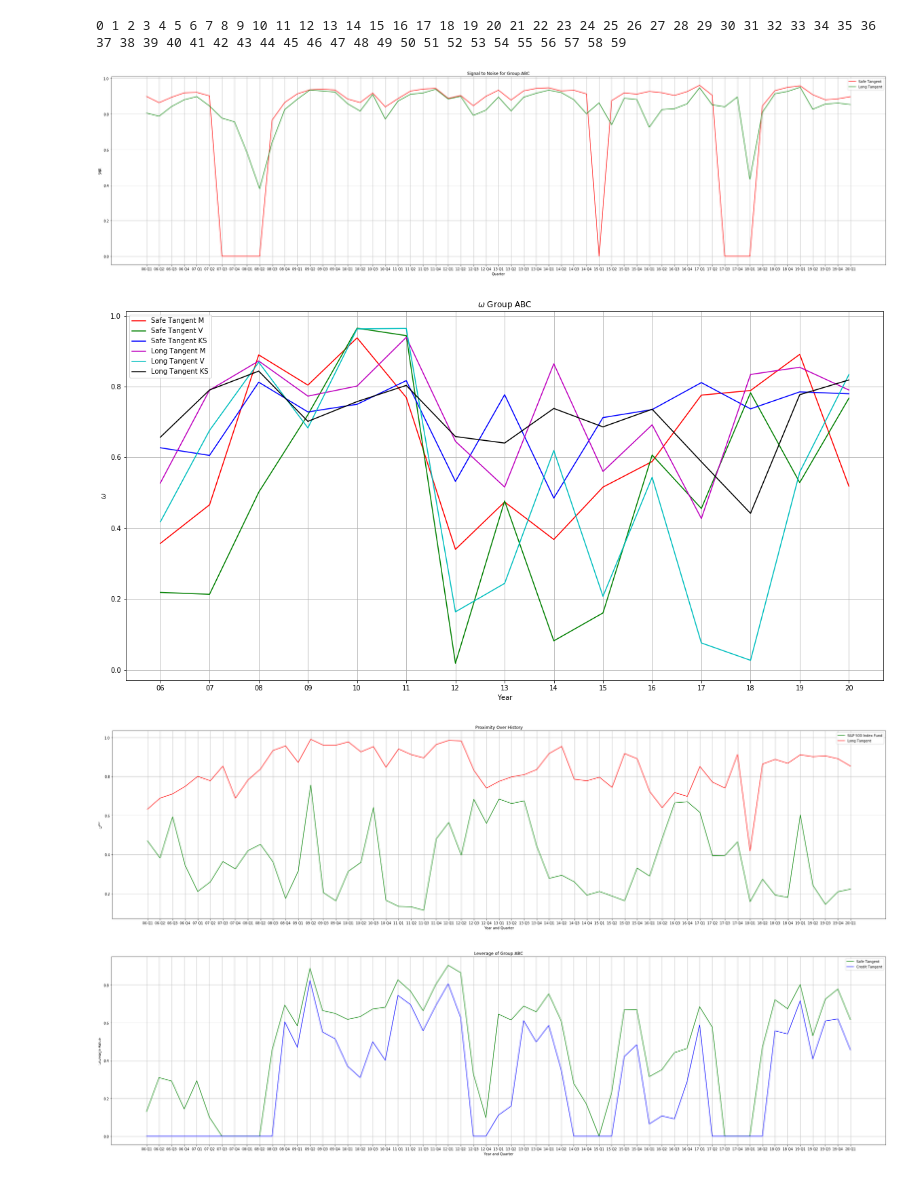
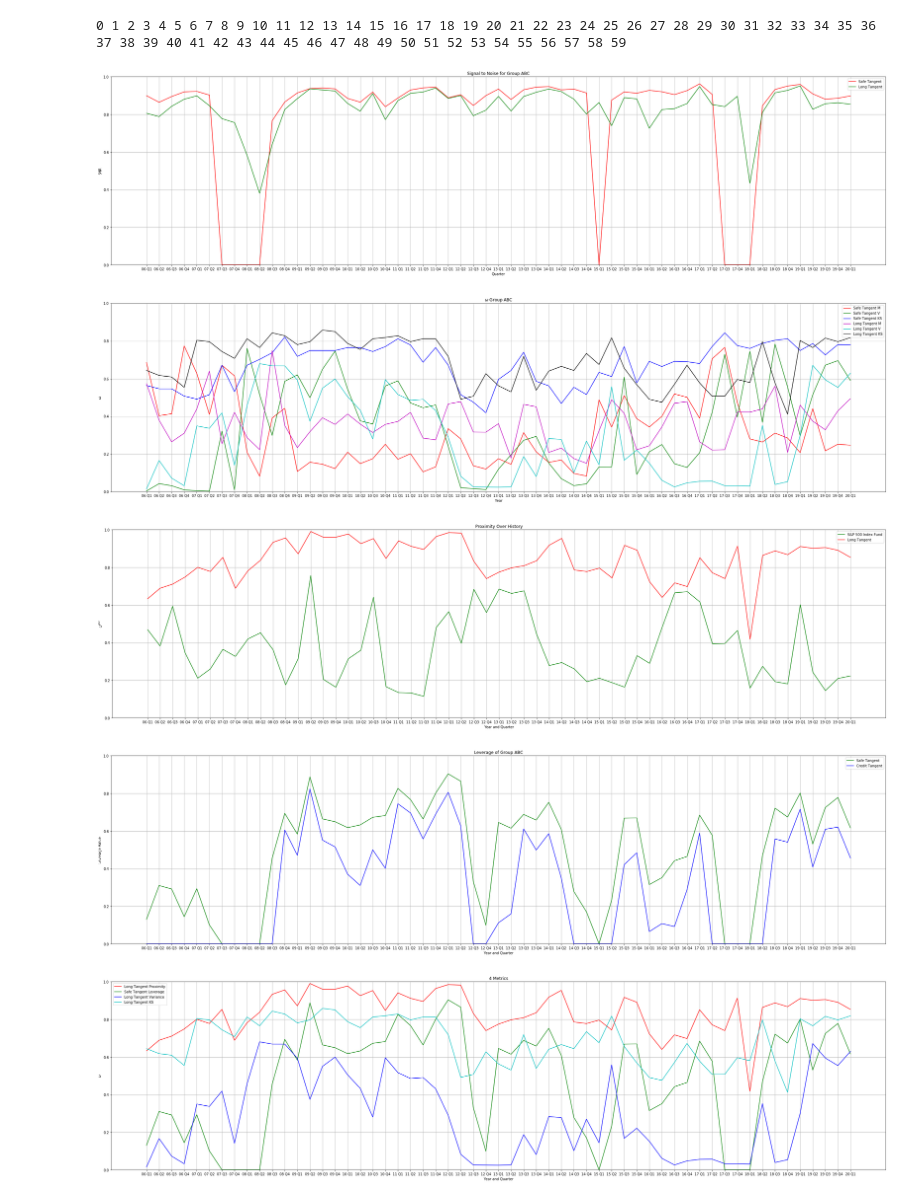
Before and after one commit to kwch3693/AMSC-Project-2, a Jupyter notebook: Project.ipynb, the cells around one changed output. Drawn from its saved outputs; the diff is of its cells as text; code cells hidden in the pictures.

```diff
--- a/Project.ipynb
+++ b/Project.ipynb
@@ -313,11 +313,12 @@ plt.plot(rolling_quarter_index, SNR_lt, 'g', label='Long Tangent')
 plt.title('Signal to Noise for Group ABC')
 plt.ylabel('SNR')
 plt.xlabel('Quarter')
+plt.ylim((0,1))
 plt.grid()
 plt.legend()
 plt.show()
 # %% [output]
-[figure, old version]
+[figure, new version]
 # %%
 from scipy import stats
 
@@ -329,9 +330,7 @@ omega_m_lt = []
 omega_v_lt = []
 omega_ks_lt = []
 
-nonrolling_year_index = []
-
-for year_index, (year_start, year_end) in enumerate(years):
+for rolling_index, (period_start, period_end) in enumerate(rolling_quarter_yearly[:57]):
     m_st = 10000
     v_st = 10000
     ks_st = 10000
@@ -342,7 +341,7 @@ for year_index, (year_start, year_end) in enumerate(years):
 
     for i in range(3):
 
-        cur_year_and_quarter = year_start[:4] + ' Q' + str(i+1)
+        cur_year_and_quarter = period_start[:4] + ' Q' + str((rolling_index + i) % 4 + 1)
 
         for j in range(i+1, 4):
 
@@ -368,11 +367,15 @@ for year_index, (year_start, year_end) in enumerate(years):
                 D1 = len(cur_quarter_returns)
                 D2 = len(other_quarter_returns)
 
-                v1 = sigma_st1**2
-                v2 = sigma_st2**2
+                m1, V1 = groupABC.get_mean_and_variance(p1_start, p1_end)
 
-                m1 = mu_st1
-                m2 = mu_st2
+                m1 = np.matmul(np.transpose(m1), f_st1)
+                v1 = np.matmul(np.matmul(np.transpose(f_st1), V1.values), f_st1)
+
+                m2, V2 = groupABC.get_mean_and_variance(p2_start, p2_end)
+
+                m2 = np.matmul(np.transpose(m2), f_st2)
+                v2 = np.matmul(np.matmul(np.transpose(f_st2), V2.values), f_st2)
 
                 m_st = min(1/(1 + (m1 - m2)**2/(v1/D1 + v2/D2)), m_st)
                 v_st = min((4*v1*v2)/(v1+v2)**2, v_st)
@@ -392,46 +395,50 @@ for year_index, (year_start, year_end) in enumerate(years):
                 f_lt2, sigma_lt2, mu_lt2, _ = lt2
 
                 cur_quarter_returns = groupABC.returns[p1_start:p1_end]
                 other_quarter_returns = groupABC.returns[p2_start:p2_end]
 
                 D1 = len(cur_quarter_returns)
                 D2 = len(other_quarter_returns)
 
-                v1 = sigma_lt1**2
-                v2 = sigma_lt2**2
+                m1, V1 = groupABC.get_mean_and_variance(p1_start, p1_end)
 
-                m1 = mu_lt1
-                m2 = mu_lt2
+                m1 = np.matmul(np.transpose(m1), f_lt1)
+                v1 = np.matmul(np.matmul(np.transpose(f_lt1), V1.values), f_lt1)
+
+                m2, V2 = groupABC.get_mean_and_variance(p2_start, p2_end)
+
+                m2 = np.matmul(np.transpose(m2), f_lt2)
+                v2 = np.matmul(np.matmul(np.transpose(f_lt2), V2.values), f_lt2)
 
                 m_lt = min(1/(1 + (m1 - m2)**2/(v1/D1 + v2/D2)), m_lt)
                 v_lt = min((4*v1*v2)/(v1+v2)**2, v_lt)
                 ks_lt = min(1 - stats.ks_2samp((cur_quarter_returns*f_lt1).mean(axis=1), (other_quarter_returns*f_lt2).mean(axis=1))[0], ks_lt)
 
 
     omega_m_st.append(m_st)
     omega_v_st.append(v_st)
     omega_ks_st.append(ks_st)
     omega_m_lt.append(m_lt)
     omega_v_lt.append(v_lt)
     omega_ks_lt.append(ks_lt)
 
-    nonrolling_year_index.append(year_start[2:4])
 
-plt.figure(figsize=(20,10))
+plt.figure(figsize=(40,10))
 plt.title('$\omega$ Group ABC')
 plt.ylabel('$\omega$')
 plt.xlabel('Year')
-plt.plot(nonrolling_year_index, omega_m_st, 'r', label='Safe Tangent M')
-plt.plot(nonrolling_year_index, omega_v_st, 'g', label='Safe Tangent V')
-plt.plot(nonrolling_year_index, omega_ks_st, 'b', label='Safe Tangent KS')
-plt.plot(nonrolling_year_index, omega_m_lt, 'm', label='Long Tangent M')
-plt.plot(nonrolling_year_index, omega_v_lt, 'c', label='Long Tangent V')
-plt.plot(nonrolling_year_index, omega_ks_lt, 'k', label='Long Tangent KS')
+plt.plot(rolling_quarter_index, omega_m_st, 'r', label='Safe Tangent M')
+plt.plot(rolling_quarter_index, omega_v_st, 'g', label='Safe Tangent V')
+plt.plot(rolling_quarter_index, omega_ks_st, 'b', label='Safe Tangent KS')
+plt.plot(rolling_quarter_index, omega_m_lt, 'm', label='Long Tangent M')
+plt.plot(rolling_quarter_index, omega_v_lt, 'c', label='Long Tangent V')
+plt.plot(rolling_quarter_index, omega_ks_lt, 'k', label='Long Tangent KS')
+plt.ylim((0,1))
 plt.grid()
 plt.legend()
 plt.show()
 # %% [output]
-[figure, old version]
+[figure, new version]
 # %%
 def getProximityMetric(mean, Var, f_mean, f_var):
     # mean row vect
@@ -473,11 +480,12 @@ plt.plot(rolling_quarter_index, lt_prx, 'r', label = 'Long Tangent')
 plt.title('Proximity Over History')
 plt.xlabel('Year and Quarter')
 plt.ylabel('$\omega^{prx}$')
+plt.ylim((0,1))
 plt.legend()
 plt.grid()
 plt.show()
 # %% [output]
-[figure, old version]
+[figure, new version]
 # %%
 st_lev = []
 ct_lev = []
@@ -509,8 +517,27 @@ plt.ylabel('Leverage Value')
 plt.xlabel('Year and Quarter')
 plt.plot(rolling_quarter_index, st_lev, 'g', label='Safe Tangent')
 plt.plot(rolling_quarter_index, ct_lev, 'b', label='Credit Tangent')
+plt.ylim((0,1))
 plt.grid()
 plt.legend()
 plt.show()
 # %% [output]
-[figure, old version]
+[figure, new version]
+# %%
+
+plt.figure(figsize=(40,10))
+plt.plot(rolling_quarter_index, lt_prx, 'r', label= 'Long Tangent Proximity')
+# plt.plot(rolling_quarter_index, ct_lev, 'm', label= 'Credit Tangent Leverage')
+plt.plot(rolling_quarter_index, st_lev, 'g', label='Safe Tangent Leverage')
+plt.plot(rolling_quarter_index, omega_v_lt, 'b', label='Long Tangent Variance')
+plt.plot(rolling_quarter_index, omega_ks_lt, 'c', label='Long Tangent KS')
+
+plt.ylabel('$\omega$')
+plt.xlabel('Year and Quarter')
+plt.title('4 Metrics')
+plt.ylim((0,1))
+plt.grid()
+plt.legend()
+plt.show()
+# %% [output]
+[figure, added]
```
